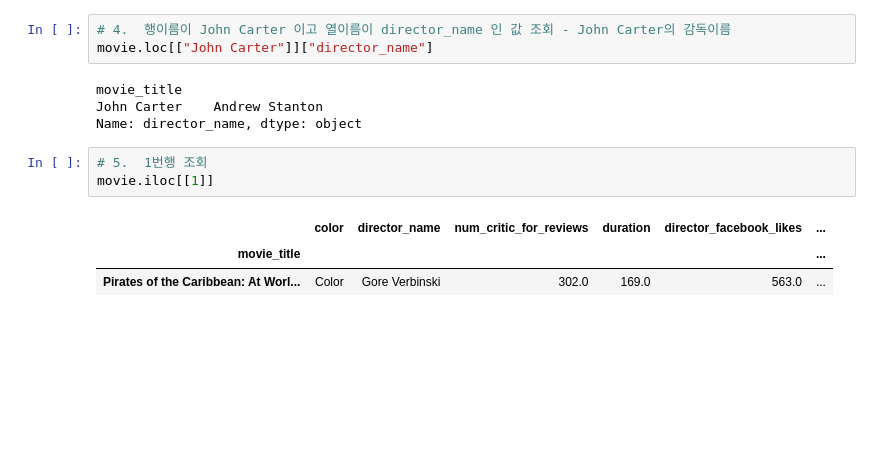
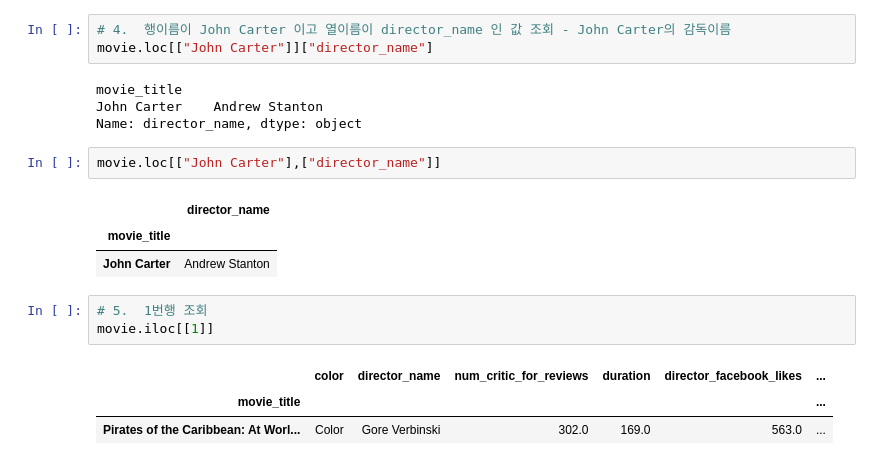
Before and after one commit to Gogimin/SKN13_Jimin, a Jupyter notebook: 06_pandas_시각화/02_Pandas_DataFrame.ipynb, the cells around one changed output. Saved outputs shown, nothing was run; the diff lists cells and outputs as text; blank space fills up the shorter version.

```diff
--- a/06_pandas_시각화/02_Pandas_DataFrame.ipynb
+++ b/06_pandas_시각화/02_Pandas_DataFrame.ipynb
@@ -1683,6 +1685,12 @@ movie.loc[["John Carter"]]["director_name"]
 movie_title
 John Carter    Andrew Stanton
 Name: director_name, dtype: object
+# %%
+movie.loc[["John Carter"],["director_name"]]
+# %% [output]
+|  | director_name |
+| movie_title |  |
+| John Carter | Andrew Stanton |
 # %%
 # 5.  1번행 조회
 movie.iloc[[1]]
```
Also changed, not shown: parts of 2 cells of this notebook, 47 other files.
